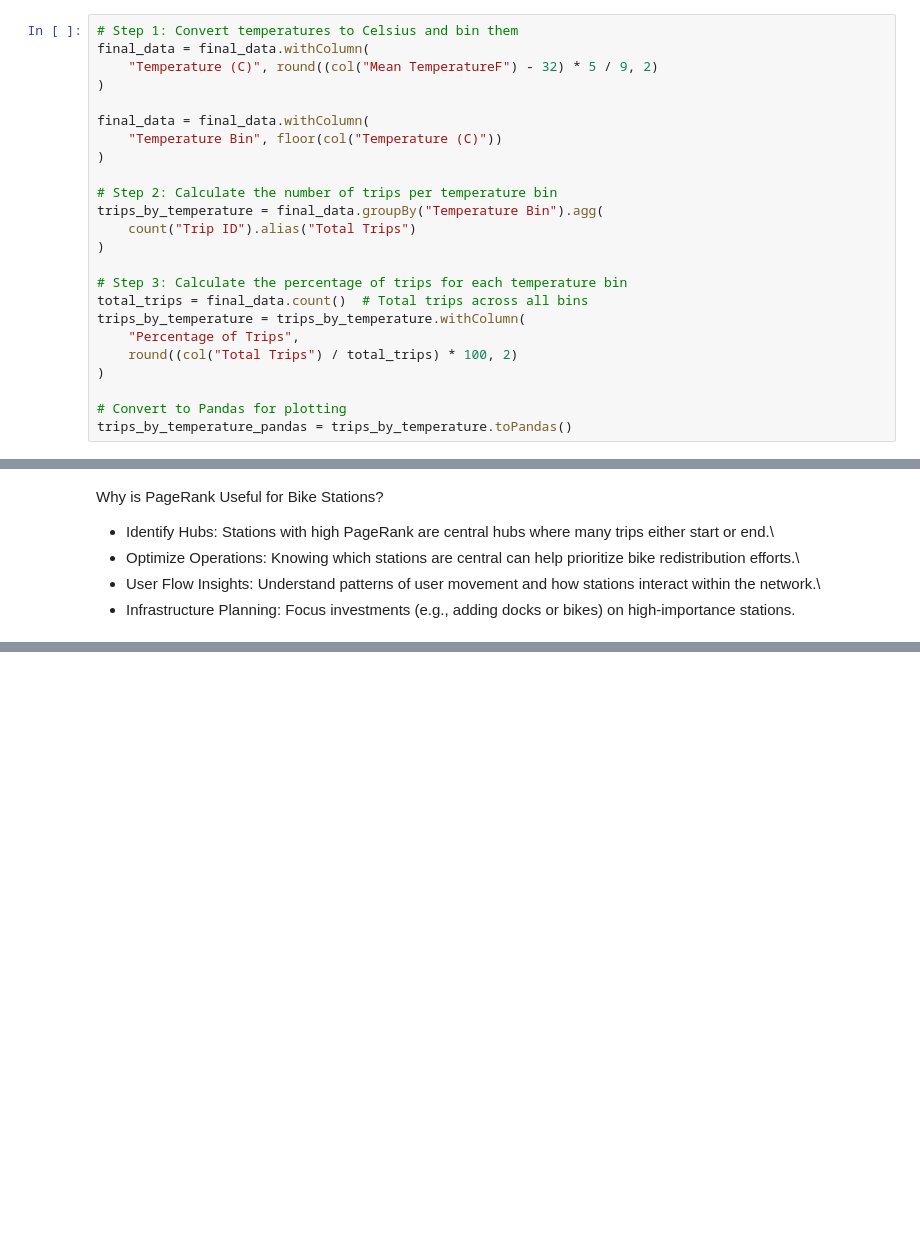
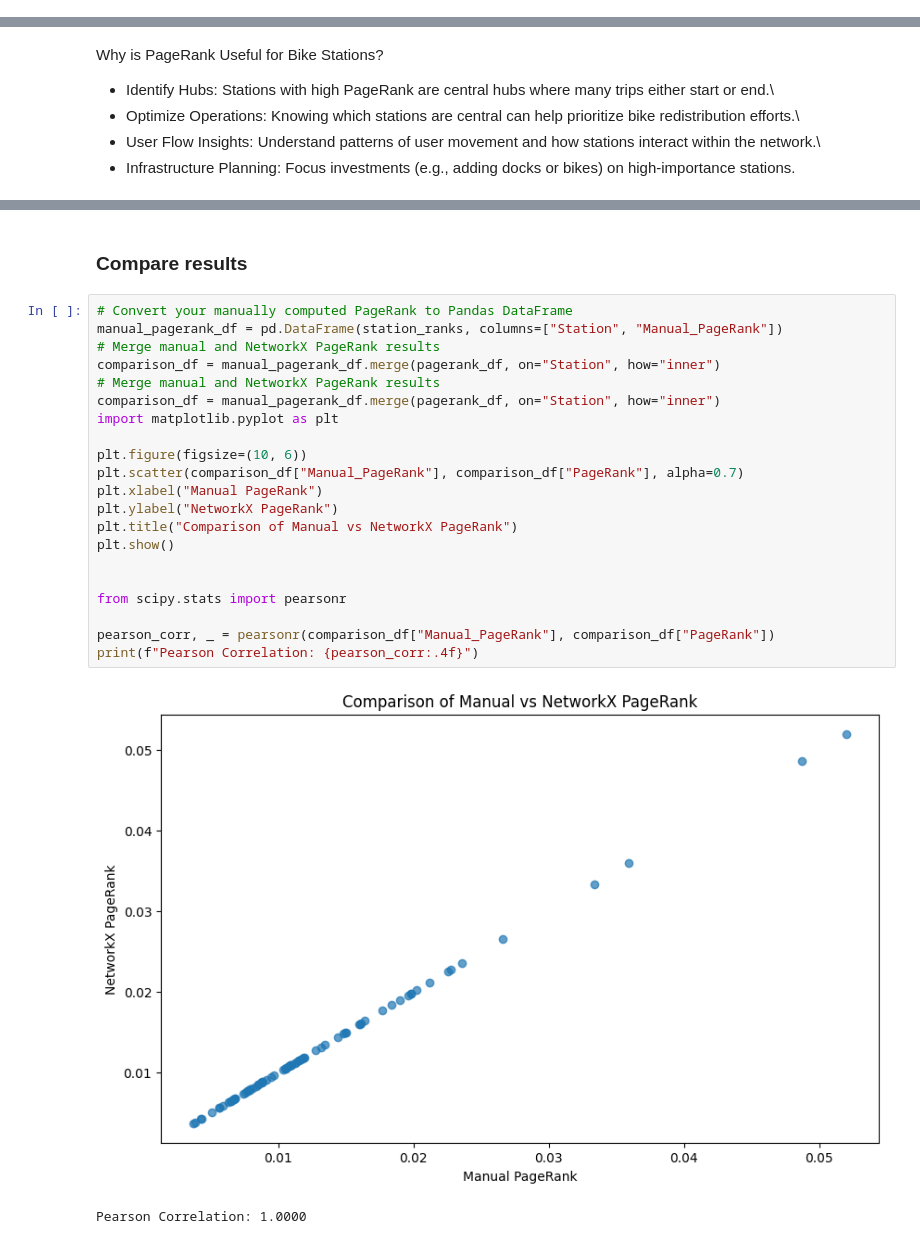
Before and after one commit to elisa-negrini/data-mining-project-, a Jupyter notebook: main.ipynb, the cells around one changed output, grey strips where cells are left out. Drawn from its saved outputs; the diff is of its cells as text; blank space fills up the shorter version.

Commit message:
Adjust pagerank and section division

```diff
--- a/main.ipynb
+++ b/main.ipynb
@@ -712,24 +684,0 @@ only showing top 3 rows
-# %%
-# Step 1: Convert temperatures to Celsius and bin them
-final_data = final_data.withColumn(
-    "Temperature (C)", round((col("Mean TemperatureF") - 32) * 5 / 9, 2)
-)
-
-final_data = final_data.withColumn(
-    "Temperature Bin", floor(col("Temperature (C)"))
-)
-
-# Step 2: Calculate the number of trips per temperature bin
-trips_by_temperature = final_data.groupBy("Temperature Bin").agg(
-    count("Trip ID").alias("Total Trips")
-)
-
-# Step 3: Calculate the percentage of trips for each temperature bin
-total_trips = final_data.count()  # Total trips across all bins
-trips_by_temperature = trips_by_temperature.withColumn(
-    "Percentage of Trips",
-    round((col("Total Trips") / total_trips) * 100, 2)
-)
-
-# Convert to Pandas for plotting
-trips_by_temperature_pandas = trips_by_temperature.toPandas()
@@ -1055,0 +1142,26 @@ only showing top 5 rows
+# %% [markdown]
+### Compare results
+# %%
+# Convert your manually computed PageRank to Pandas DataFrame
+manual_pagerank_df = pd.DataFrame(station_ranks, columns=["Station", "Manual_PageRank"])
+# Merge manual and NetworkX PageRank results
+comparison_df = manual_pagerank_df.merge(pagerank_df, on="Station", how="inner")
+# Merge manual and NetworkX PageRank results
+comparison_df = manual_pagerank_df.merge(pagerank_df, on="Station", how="inner")
+import matplotlib.pyplot as plt
+
+plt.figure(figsize=(10, 6))
+plt.scatter(comparison_df["Manual_PageRank"], comparison_df["PageRank"], alpha=0.7)
+plt.xlabel("Manual PageRank")
+plt.ylabel("NetworkX PageRank")
+plt.title("Comparison of Manual vs NetworkX PageRank")
+plt.show()
+
+
+from scipy.stats import pearsonr
+
+pearson_corr, _ = pearsonr(comparison_df["Manual_PageRank"], comparison_df["PageRank"])
+print(f"Pearson Correlation: {pearson_corr:.4f}")
+# %% [output]
+[figure, added]
+Pearson Correlation: 1.0000
```
Also changed, not shown: parts of 87 cells of this notebook.
